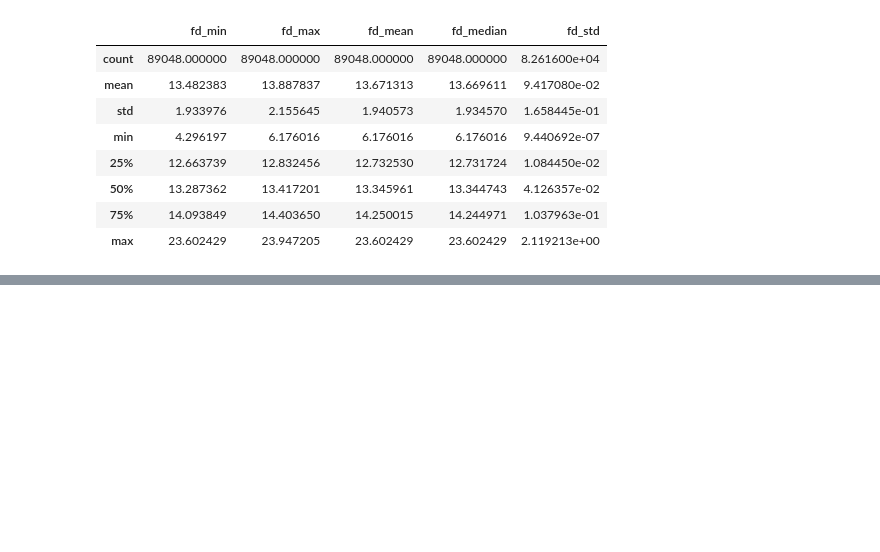
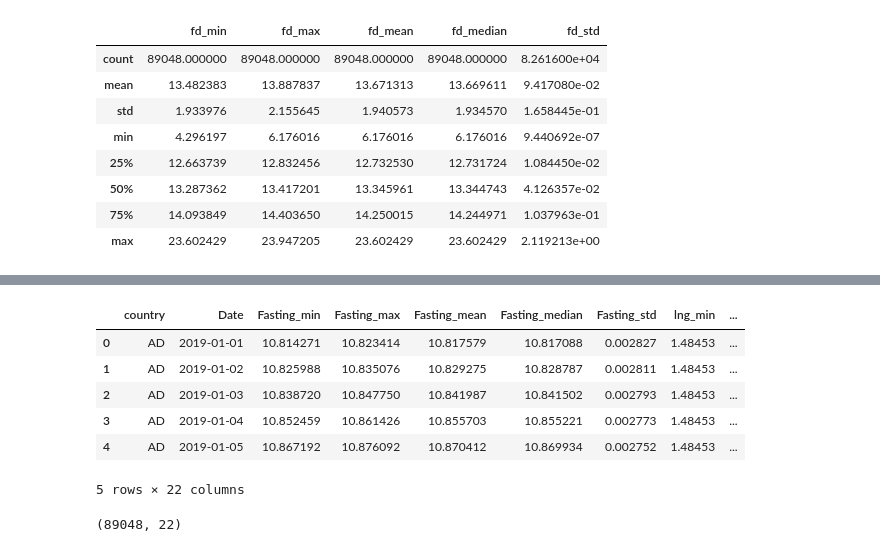
Before and after one commit to drnesr/PrayerTimesStudies, a Jupyter notebook: Code/AnalyzingPrayerTimes01.ipynb, the cells around one changed output, grey strips where cells are left out. Cells and saved outputs as stored; diff of their text form; code cells hidden in the pictures; blank space fills up the shorter version.

```diff
--- a/Code/AnalyzingPrayerTimes01.ipynb
+++ b/Code/AnalyzingPrayerTimes01.ipynb
@@ -200,0 +267,15 @@ conc.to_csv('../Datasets/ByCountryFastingDurations.csv', index=False)
+# %%
+conc_cord.reset_index(inplace=True)
+conc_cord.head()
+# %% [output]
+|  | country | Date | Fasting_min | Fasting_max | Fasting_mean | Fasting_median | Fasting_std | lng_min | ... |
+| 0 | AD | 2019-01-01 | 10.814271 | 10.823414 | 10.817579 | 10.817088 | 0.002827 | 1.48453 | ... |
+| 1 | AD | 2019-01-02 | 10.825988 | 10.835076 | 10.829275 | 10.828787 | 0.002811 | 1.48453 | ... |
+| 2 | AD | 2019-01-03 | 10.838720 | 10.847750 | 10.841987 | 10.841502 | 0.002793 | 1.48453 | ... |
+| 3 | AD | 2019-01-04 | 10.852459 | 10.861426 | 10.855703 | 10.855221 | 0.002773 | 1.48453 | ... |
+| 4 | AD | 2019-01-05 | 10.867192 | 10.876092 | 10.870412 | 10.869934 | 0.002752 | 1.48453 | ... |
+5 rows × 22 columns
+# %%
+conc_cord.shape
+# %% [output]
+(89048, 22)
```
Also changed, not shown: parts of 10 cells of this notebook, 3 other files.
